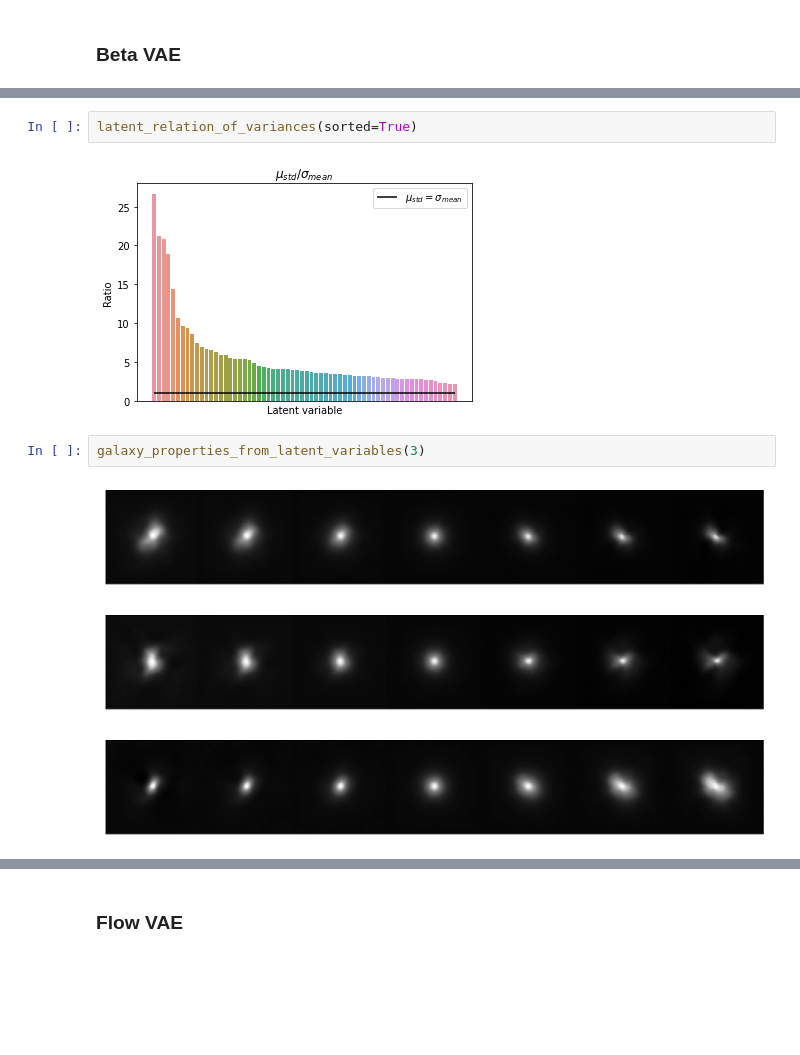
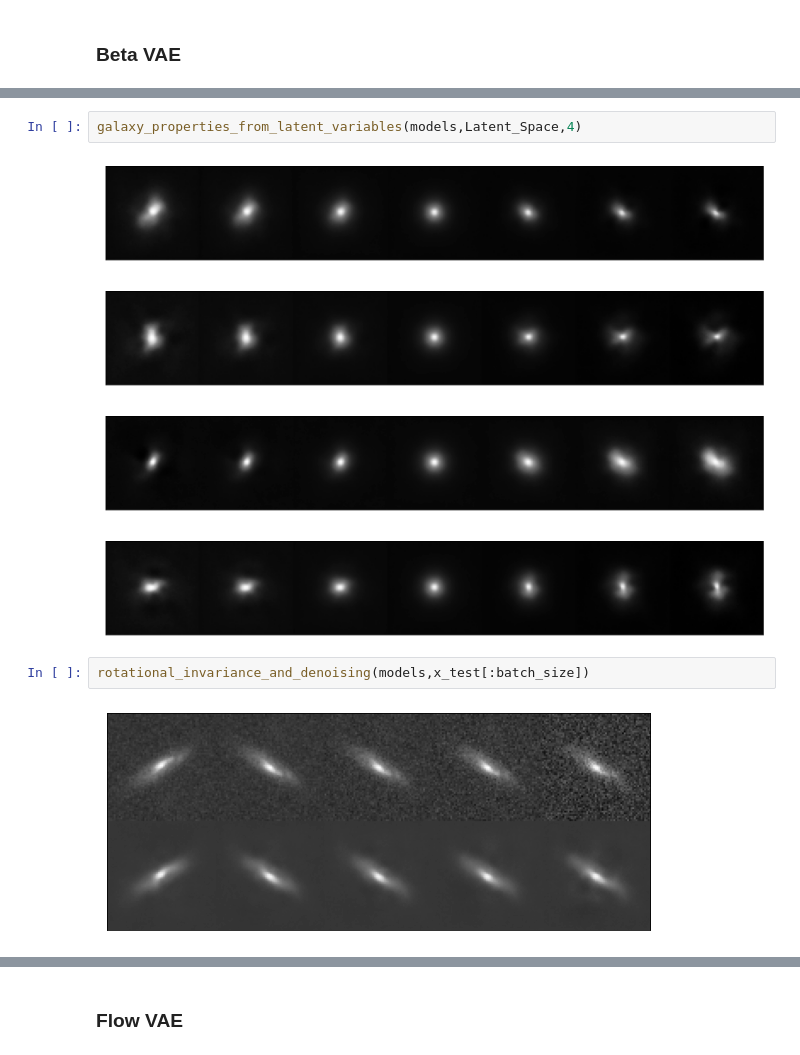
Before and after one commit to egorssed/Astrophysics, a Jupyter notebook: VAE_Framework.ipynb, the cells around one changed output, grey strips where cells are left out. Drawn from its saved outputs; the diff is of its cells as text; blank space fills up the shorter version.

```diff
--- a/VAE_Framework.ipynb
+++ b/VAE_Framework.ipynb
@@ -562,11 +478,12 @@ loss_functions_distribution(KL_type='Beta')
-# %%
-latent_relation_of_variances(sorted=True)
-# %% [output]
-[figure, removed]
-# %%
-galaxy_properties_from_latent_variables(3)
-# %% [output]
-[figure, removed]
-[figure, removed]
-[figure, removed]
+# %%
+galaxy_properties_from_latent_variables(models,Latent_Space,4)
+# %% [output]
+[figure, added]
+[figure, added]
+[figure, added]
+[figure, added]
+# %%
+rotational_invariance_and_denoising(models,x_test[:batch_size])
+# %% [output]
+[figure, added]
 # %%
```
Also changed, not shown: parts of 112 cells of this notebook, 3 other files.
